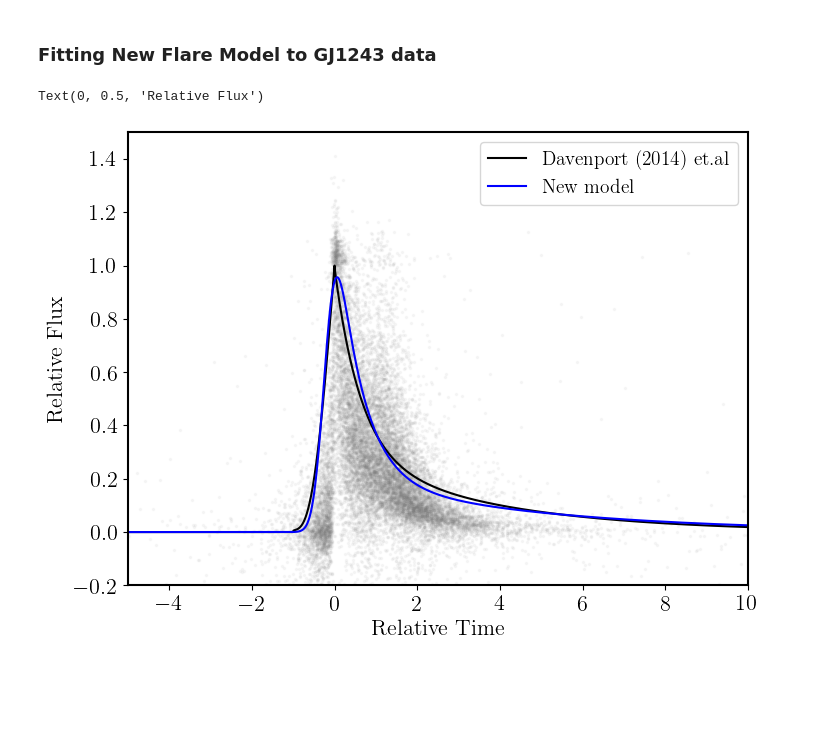
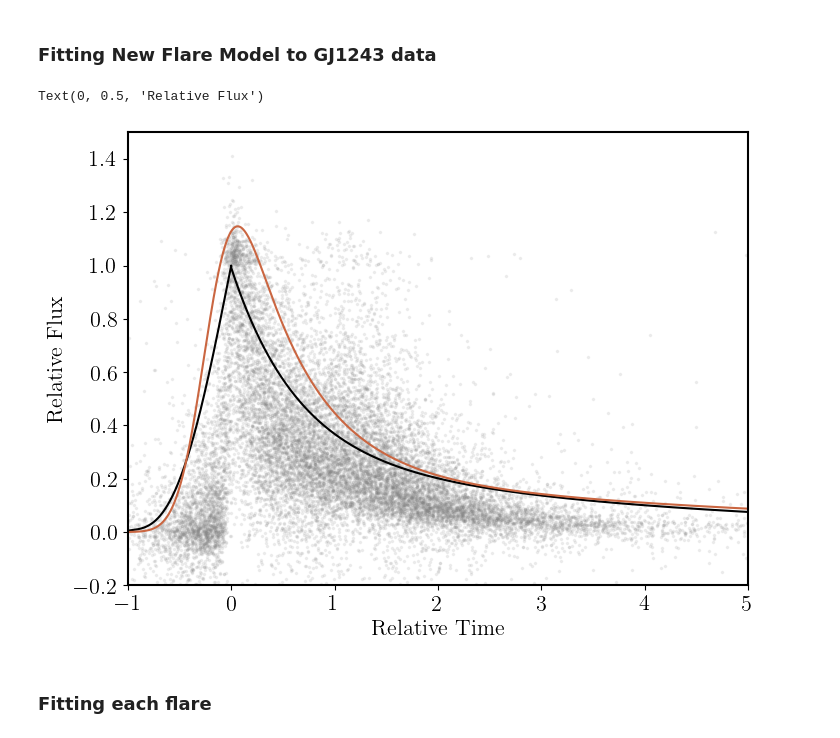
Before and after one commit to lupitatovar/flares, a Jupyter notebook: notebooks/Flare_Model_V1.ipynb, the cells around one changed output. Drawn from its saved outputs; the diff is of its cells as text; code cells hidden in the pictures; blank space fills up the shorter version.

```diff
--- a/notebooks/Flare_Model_V1.ipynb
+++ b/notebooks/Flare_Model_V1.ipynb
@@ -672,18 +870,21 @@ def flare_model(t,A,B,C,D1,D2,f1):
 # %%
 plt.figure(figsize=(8, 6))
 font = {'size'   : 16}
 plt.rc('font', **font)
 
 plt.plot(time[ns_all],jim_model[ns_all],color='black',label='Davenport (2014) et.al')
-plt.plot(time[ns_all]-2,flare_model(time,2.93019203, 1.78279154, 0.3113989, 0.21181818, 1.63976688, 0.13602386)[ns_all],label='New model',color='blue')
+#plt.plot(time[ns_all]-2,flare_model(time,0,1,1)[ns_all],label='New model',color='C0')
+plt.plot(time[ns_all]-2,flare_model(time,0,1,1.2)[ns_all],label='New model',color='#ca6641')
 #plt.plot(time[ns_all],jackman2(time,(0.91780987, 1.72326426, 0.25978216, 0.81791936, 72.63673096, 2.76862114))[ns_all],label='Jims vals',color='orange')
-plt.scatter(time[ns_all],flux[ns_all],alpha=0.05,s=10,marker='.',color='grey')
+plt.scatter(time[ns_all],flux[ns_all],alpha=0.1,s=10,marker='.',color='grey')
 #plt.xlim(-4,5)
 plt.ylim(-0.2,1.5)
-plt.xlim(-5,10)
-plt.legend(loc='upper right',fontsize=14)
+plt.xlim(-1,5)
+#plt.legend(loc='upper right',fontsize=14)
 plt.xlabel('Relative Time')
 plt.ylabel('Relative Flux')
 # %% [output]
 Text(0, 0.5, 'Relative Flux')
-[figure, old version]
+[figure, new version]
+# %% [markdown]
+### Fitting each flare
```
Also changed, not shown: parts of 21 cells of this notebook, 1 other file.
